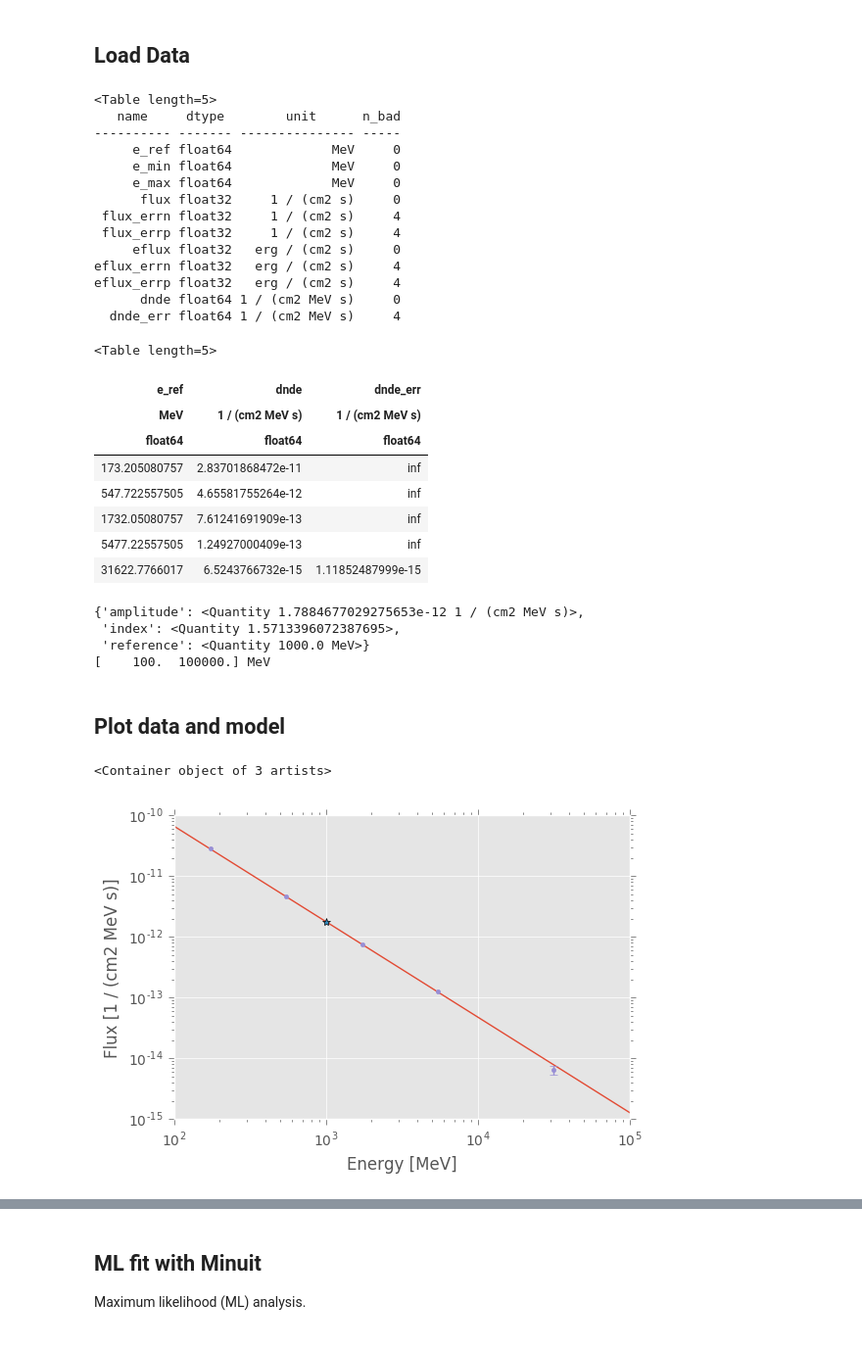
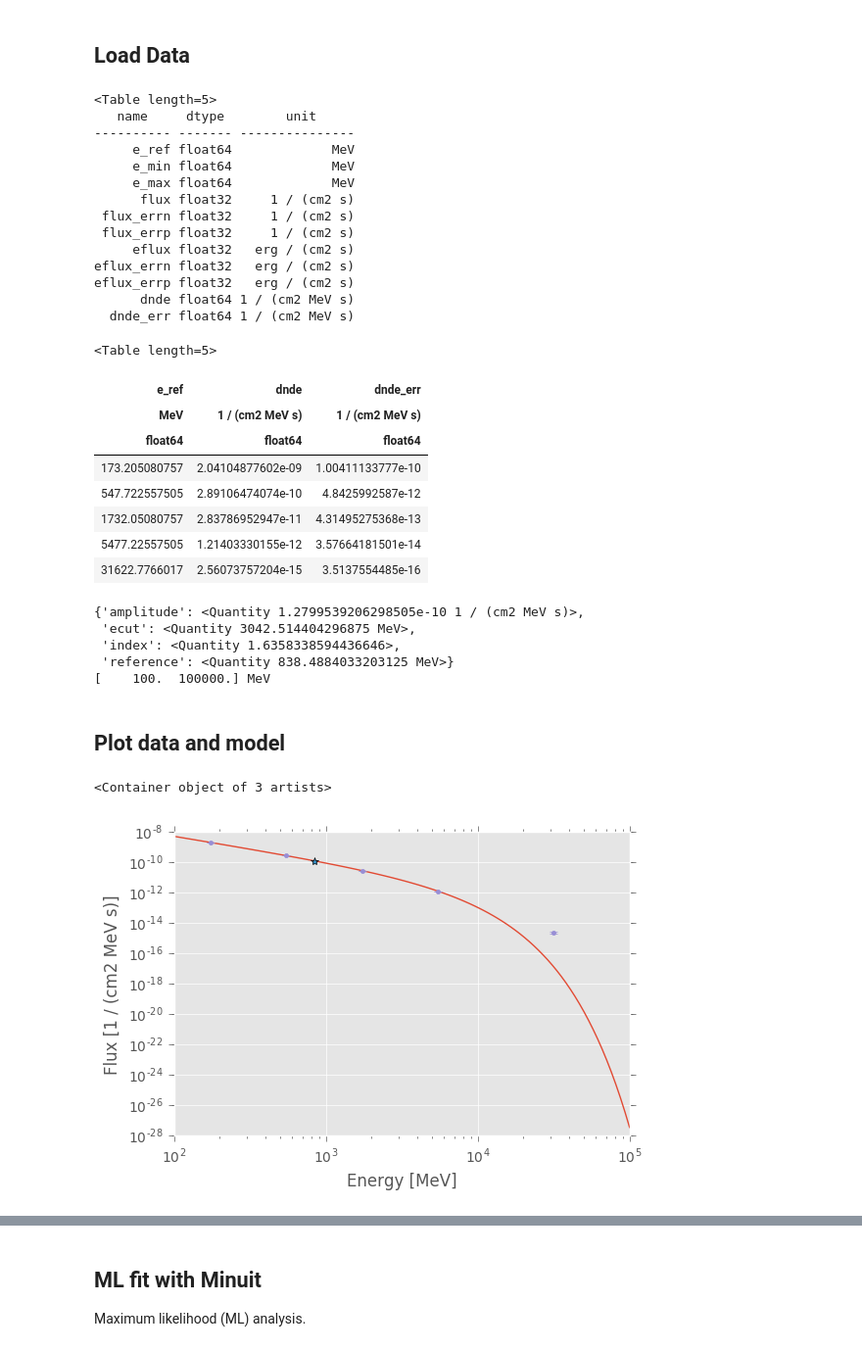
Before and after one commit to vorugantia/scienceresearch11, a Jupyter notebook: notebooks/Reproduce spectrum_chi2.ipynb, the cells around one changed output, grey strips where cells are left out. Shown at 98% size. Cells and saved outputs as stored; diff of their text form; code cells hidden in the pictures.

```diff
--- a/notebooks/Reproduce spectrum_chi2.ipynb
+++ b/notebooks/Reproduce spectrum_chi2.ipynb
@@ -17,8 +18,8 @@ from gammapy.catalog import SourceCatalog3FGL, SourceCatalogObject3FGL
 
 cat = SourceCatalog3FGL()
 
-# This time I will pick source MSH 15-52 because it should make a nice plot
-source = cat['MSH 15-52'] # a.k.a. 3FGL J1514.0-5915e
+# This time I will pick "Dragonfly" as my source
+source = cat['3FGL J2021.1+3651'] # a.k.a. PSR J2021+3651
 data = source.flux_points.table
 
 # Flux units
@@ -31,66 +32,68 @@ data['dnde_err'] = dnde_err.to(data['dnde'].unit)
 data.info()
 # %% [output]
 <Table length=5>
-   name     dtype        unit      n_bad
----------- ------- --------------- -----
-     e_ref float64             MeV     0
-     e_min float64             MeV     0
-     e_max float64             MeV     0
-      flux float32     1 / (cm2 s)     0
- flux_errn float32     1 / (cm2 s)     4
- flux_errp float32     1 / (cm2 s)     4
-     eflux float32   erg / (cm2 s)     0
-eflux_errn float32   erg / (cm2 s)     4
-eflux_errp float32   erg / (cm2 s)     4
-      dnde float64 1 / (cm2 MeV s)     0
-  dnde_err float64 1 / (cm2 MeV s)     4
+   name     dtype        unit
+---------- ------- ---------------
+     e_ref float64             MeV
+     e_min float64             MeV
+     e_max float64             MeV
+      flux float32     1 / (cm2 s)
+ flux_errn float32     1 / (cm2 s)
+ flux_errp float32     1 / (cm2 s)
+     eflux float32   erg / (cm2 s)
+eflux_errn float32   erg / (cm2 s)
+eflux_errp float32   erg / (cm2 s)
+      dnde float64 1 / (cm2 MeV s)
+  dnde_err float64 1 / (cm2 MeV s)
 # %%
 cols = ['e_ref', 'dnde', 'dnde_err']
 data[cols]
+
+# These will be the same for any source
 # %% [output]
 <Table length=5>
 | e_ref | dnde | dnde_err |
 | MeV | 1 / (cm2 MeV s) | 1 / (cm2 MeV s) |
 | float64 | float64 | float64 |
-| 173.205080757 | 2.83701868472e-11 | inf |
-| 547.722557505 | 4.65581755264e-12 | inf |
-| 1732.05080757 | 7.61241691909e-13 | inf |
-| 5477.22557505 | 1.24927000409e-13 | inf |
-| 31622.7766017 | 6.5243766732e-15 | 1.11852487999e-15 |
+| 173.205080757 | 2.04104877602e-09 | 1.00411133777e-10 |
+| 547.722557505 | 2.89106474074e-10 | 4.8425992587e-12 |
+| 1732.05080757 | 2.83786952947e-11 | 4.31495275368e-13 |
+| 5477.22557505 | 1.21403330155e-12 | 3.57664181501e-14 |
+| 31622.7766017 | 2.56073757204e-15 | 3.5137554485e-16 |
 # %%
 pprint(source.spectral_model.parameters)
 print(source.energy_range)
 # %% [output]
-{'amplitude': <Quantity 1.7884677029275653e-12 1 / (cm2 MeV s)>,
- 'index': <Quantity 1.5713396072387695>,
- 'reference': <Quantity 1000.0 MeV>}
+{'amplitude': <Quantity 1.2799539206298505e-10 1 / (cm2 MeV s)>,
+ 'ecut': <Quantity 3042.514404296875 MeV>,
+ 'index': <Quantity 1.6358338594436646>,
+ 'reference': <Quantity 838.4884033203125 MeV>}
 [    100.  100000.] MeV
 # %% [markdown]
 ## Plot data and model
 # %%
 # Defining units
 opts = dict(energy_unit='MeV', flux_unit='cm-2 s-1 MeV-1')
 
 source.spectral_model.plot(source.energy_range, **opts)
-# ^How does this know which spectral model to plot, e.g. PL or ECPL?
+# Spectral model used (PL, ECPL) based on the source's SpectrumType parameter
 
 p = source.spectral_model.parameters
 e_ref = p['reference']
 amp = p['amplitude']
 idx = p['index']
+ecut = p['ecut']
+
 
 # Plot reference point
 plt.plot(e_ref.value, amp.value, '*')
 
 # Plot all data from source's FluxPoints
 plt.errorbar(x=data['e_ref'],
              y = data['dnde'],
              yerr = data['dnde_err'],
              fmt='.'
             )
-
-# On Axel's plot (https://github.com/gammasky/fermi-hgps-paper/blob/master/analysis/plots/seds/HESS%20J1514-591_3FGL%20J1514.0-5915e_sed.png),
-# the slope for 3FGL data is positive. Why is it negative here?
 # %% [output]
 <Container object of 3 artists>
-[figure, old version]
+[figure, new version]
```
Also changed, not shown: parts of 11 cells of this notebook, 1 other file.
